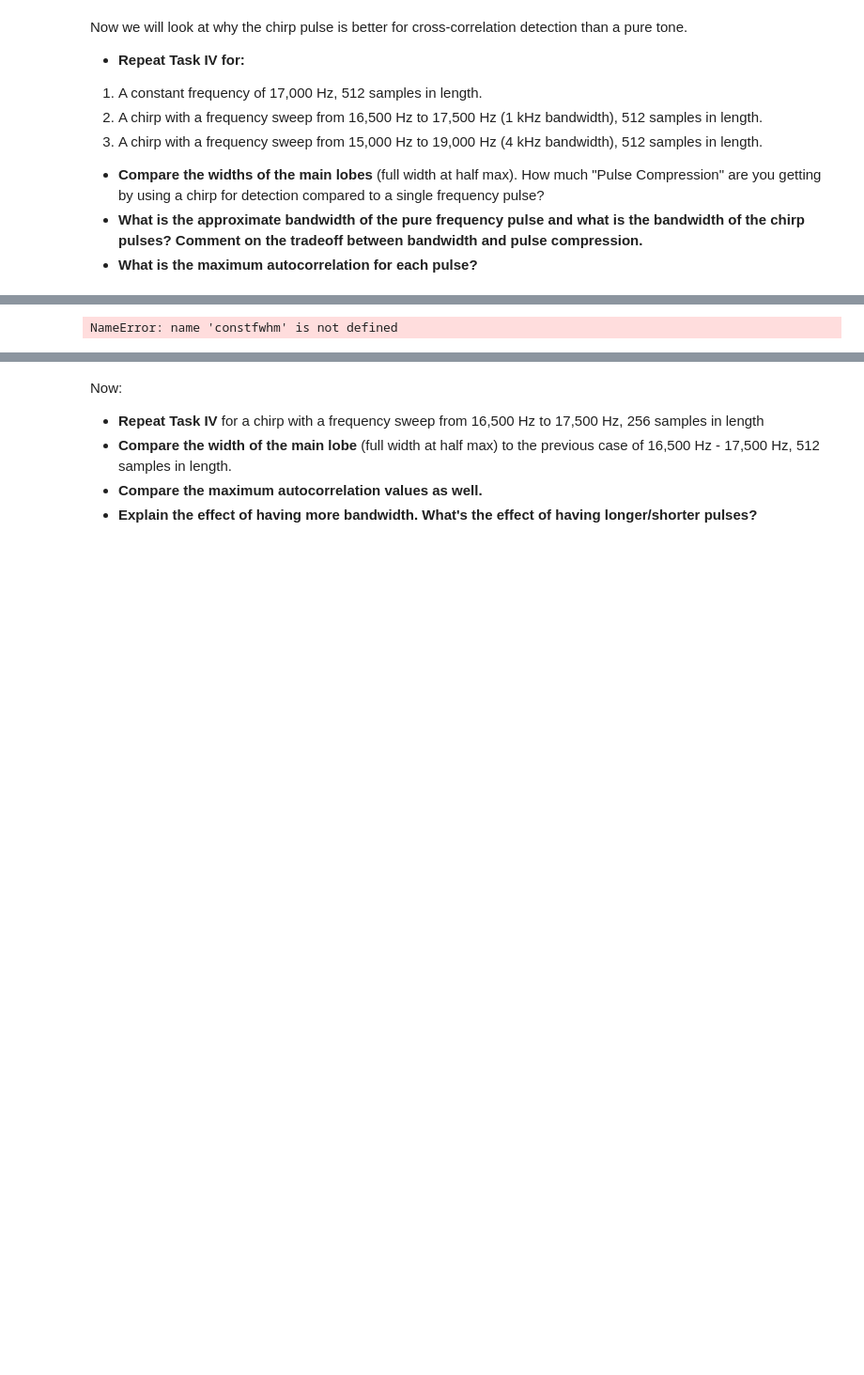
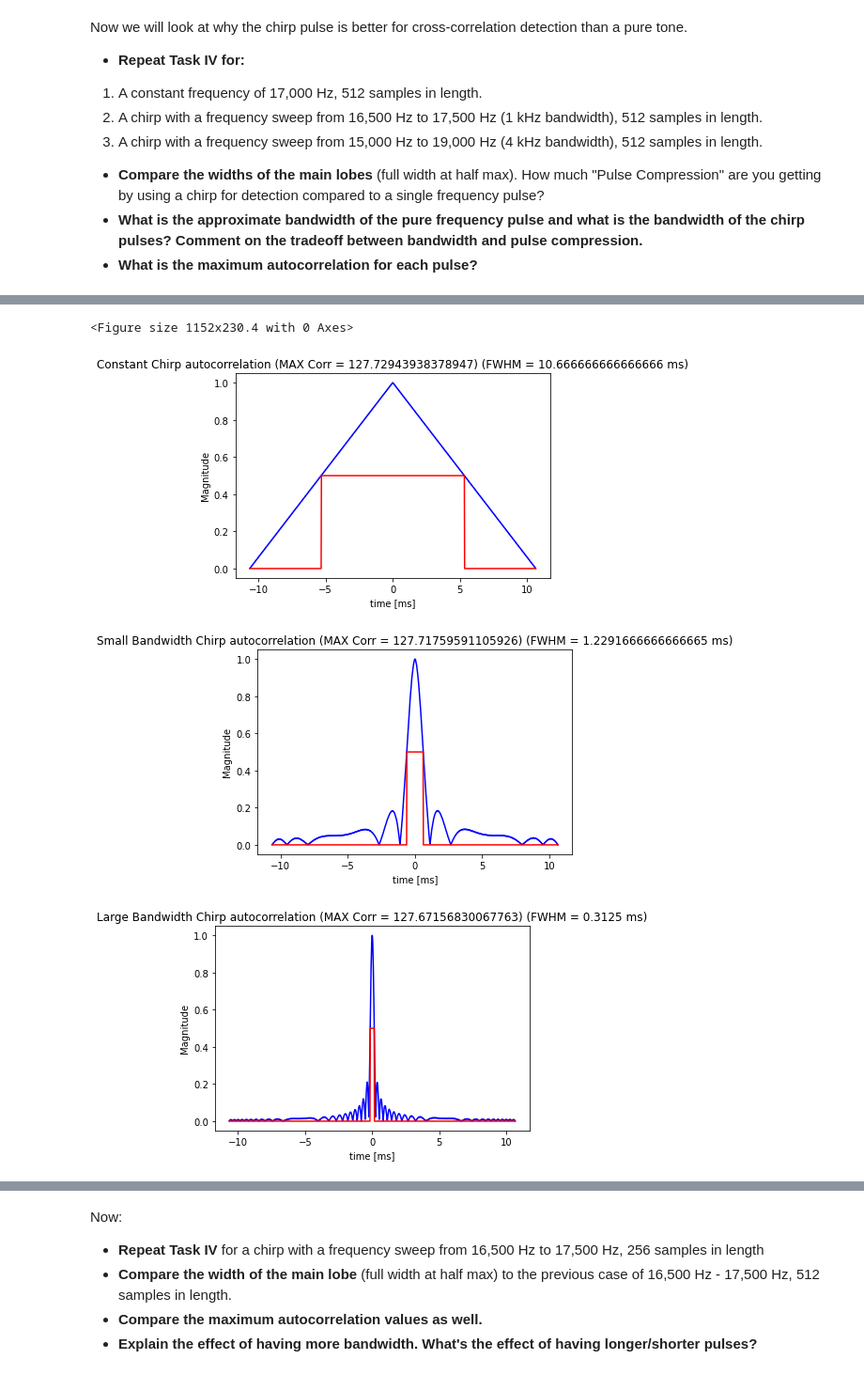
Before and after one commit to EE123-students/lab1-spring2023-rob, a Jupyter notebook: lab1-part2-TimeDomain-Sonar.ipynb, the cells around one changed output, grey strips where cells are left out. Shown at 94% size. Cells and saved outputs as stored; diff of their text form; code cells hidden in the pictures; blank space fills up the shorter version.

```diff
--- a/lab1-part2-TimeDomain-Sonar.ipynb
+++ b/lab1-part2-TimeDomain-Sonar.ipynb
@@ -431,10 +437,10 @@ T = N/48000
 t = np.r_[0:T:1/fs]
 # end of your code
 
-def autocorrelate(s, fs=fs, N=N):
-    s_a = signal.hilbert(s)
+def autocorrelate(s, phi_of_t, fs=fs, N=N):
+    s_a = np.exp(1j*phi_of_t)
     s_auto = signal.convolve(s_a, s[::-1], 'full')
-    t = np.r_[-(N-1)/fs:T:1/fs]*1000
+    t2 = np.r_[-(N-1)/fs:T:1/fs]*1000
 
     # normalize
     s_auto = abs(s_auto)
@@ -443,7 +449,7 @@ def autocorrelate(s, fs=fs, N=N):
 
     fwhm = [.5 if x > .5 else 0 for x in s_auto]
     fwhm_width = np.count_nonzero(fwhm) / fs * 1000
-    return s_auto, fwhm, t, max_corr, fwhm_width
+    return s_auto, fwhm, t2, max_corr, fwhm_width
 
 # generate pure tone
 # your code here:
@@ -451,7 +457,7 @@ k = (f1-f0) / T
 phi_of_t = 2 * np.pi * 17000 * t
 const = .5 * np.sin(phi_of_t)
 
-const_auto, const_fwhm, t, const_max_corr, const_fwhm_width = autocorrelate(const)
+const_auto, const_fwhm, t2, const_max_corr, const_fwhm_width = autocorrelate(const, phi_of_t)
 
 # end of your code
 
@@ -460,7 +466,7 @@ const_auto, const_fwhm, t, const_max_corr, const_fwhm_width = autocorrelate(cons
 k = (f1-f0) / T
 phi_of_t = 2 * np.pi * (f0 + k/2 * t) * t
 s_chirp = .5 * np.sin(phi_of_t)
-s_auto, s_fwhm,  t, s_max_corr, s_fwhm_width = autocorrelate(s_chirp)
+s_auto, s_fwhm,  t2, s_max_corr, s_fwhm_width = autocorrelate(s_chirp, phi_of_t)
 # end of your code
 
 # generate higher bandwidth chirp signal
@@ -470,7 +476,7 @@ f1 = 19000.0
 k = (f1-f0) / T
 phi_of_t = 2 * np.pi * (f0 + k/2 * t) * t
 s_chirp_wide = .5 * np.sin(phi_of_t)
-wide_auto, wide_fwhm,  t, wide_max_corr, wide_fwhm_width = autocorrelate(s_chirp_wide)
+wide_auto, wide_fwhm, t2, wide_max_corr, wide_fwhm_width = autocorrelate(s_chirp_wide, phi_of_t)
 # end of your code
 
 # plot
@@ -478,14 +484,15 @@ width, height = figaspect(0.2)
 fig = figure(figsize=(width,height))
 # your code here:
 def plotautocorrelation(s_auto, fwhm, t, max_corr, fwhm_width, titleMod=""):
-    plt.plot(t, const_auto, color='b')
-    plt.plot(t, constfwhm, color='r')
+    plt.figure()
+
+    plt.plot(t, s_auto, color='b')
+    plt.plot(t, fwhm, color='r')
     plt.xlabel('time [ms]')
     plt.ylabel('Magnitude')
     plt.title(titleMod + f'Chirp autocorrelation (MAX Corr = {max_corr}) (FWHM = {fwhm_width} ms)')
-    plt.figure()
 
-plotautocorrelation(const_auto, const_fwhm, t, const_max_corr, const_fwhm_width, "Constant")
-plotautocorrelation(s_auto, s_fwhm,  t, s_max_corr, s_fwhm_width, "Constant")
-plotautocorrelation(wide_auto, wide_fwhm,  t, wide_max_corr, wide_fwhm_width)
+plotautocorrelation(const_auto, const_fwhm, t2, const_max_corr, const_fwhm_width, "Constant ")
+plotautocorrelation(s_auto, s_fwhm,  t2, s_max_corr, s_fwhm_width, "Small Bandwidth ")
+plotautocorrelation(wide_auto, wide_fwhm,  t2, wide_max_corr, wide_fwhm_width, "Large Bandwidth ")
 # %% [output]
@@ -496 +499,4 @@ plotautocorrelation(wide_auto, wide_fwhm,  t, wide_max_corr, wide_fwhm_width)
-NameError: name 'constfwhm' is not defined
+<Figure size 1152x230.4 with 0 Axes>
+[figure, added]
+[figure, added]
+[figure, added]
```
Also changed, not shown: parts of 15 cells of this notebook.
